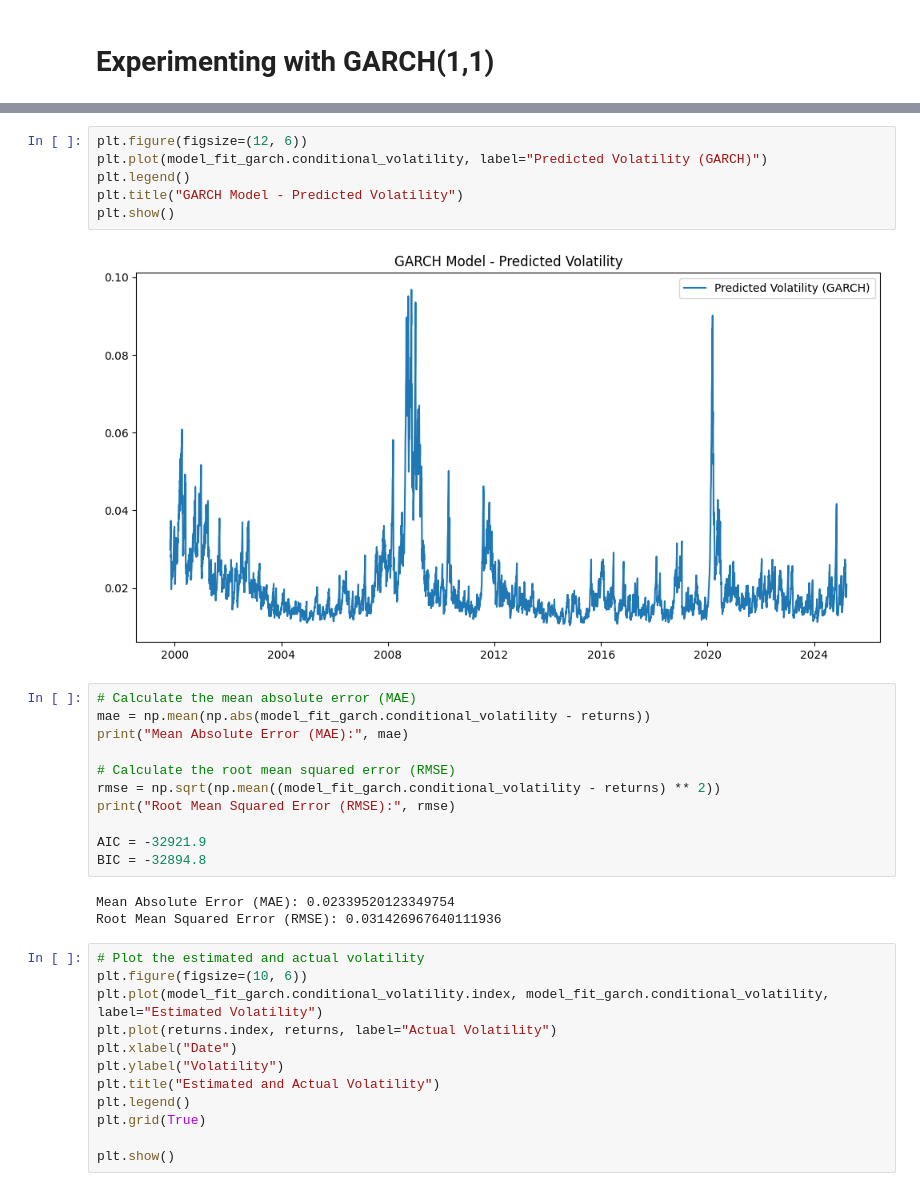
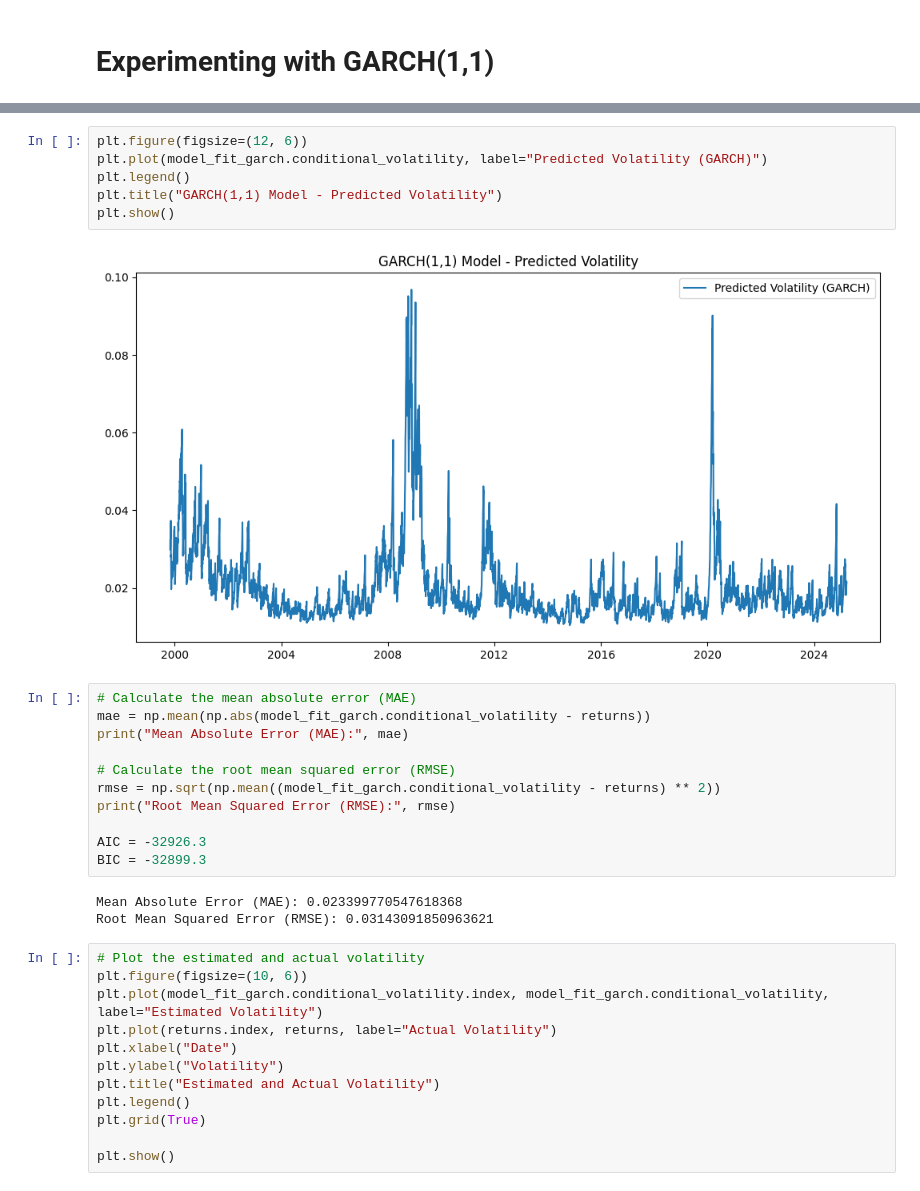
Before and after one commit to meetsudra11/timeseries, a Jupyter notebook: archgarch.ipynb, the cells around one changed output, grey strips where cells are left out. Drawn from its saved outputs; the diff is of its cells as text.

```diff
--- a/archgarch.ipynb
+++ b/archgarch.ipynb
@@ -305,11 +305,11 @@ model or by setting rescale=False.
 # %%
 plt.figure(figsize=(12, 6))
 plt.plot(model_fit_garch.conditional_volatility, label="Predicted Volatility (GARCH)")
 plt.legend()
-plt.title("GARCH Model - Predicted Volatility")
+plt.title("GARCH(1,1) Model - Predicted Volatility")
 plt.show()
 # %% [output]
-[figure, old version]
+[figure, new version]
 # %%
 # Calculate the mean absolute error (MAE)
 mae = np.mean(np.abs(model_fit_garch.conditional_volatility - returns))
@@ -319,11 +319,11 @@ print("Mean Absolute Error (MAE):", mae)
 rmse = np.sqrt(np.mean((model_fit_garch.conditional_volatility - returns) ** 2))
 print("Root Mean Squared Error (RMSE):", rmse)
 
-AIC = -32921.9
-BIC = -32894.8
+AIC = -32926.3
+BIC = -32899.3
 # %% [output]
-Mean Absolute Error (MAE): 0.02339520123349754
-Root Mean Squared Error (RMSE): 0.031426967640111936
+Mean Absolute Error (MAE): 0.023399770547618368
+Root Mean Squared Error (RMSE): 0.03143091850963621
 # %%
 # Plot the estimated and actual volatility
 plt.figure(figsize=(10, 6))
```
Also changed, not shown: parts of 28 cells of this notebook.
